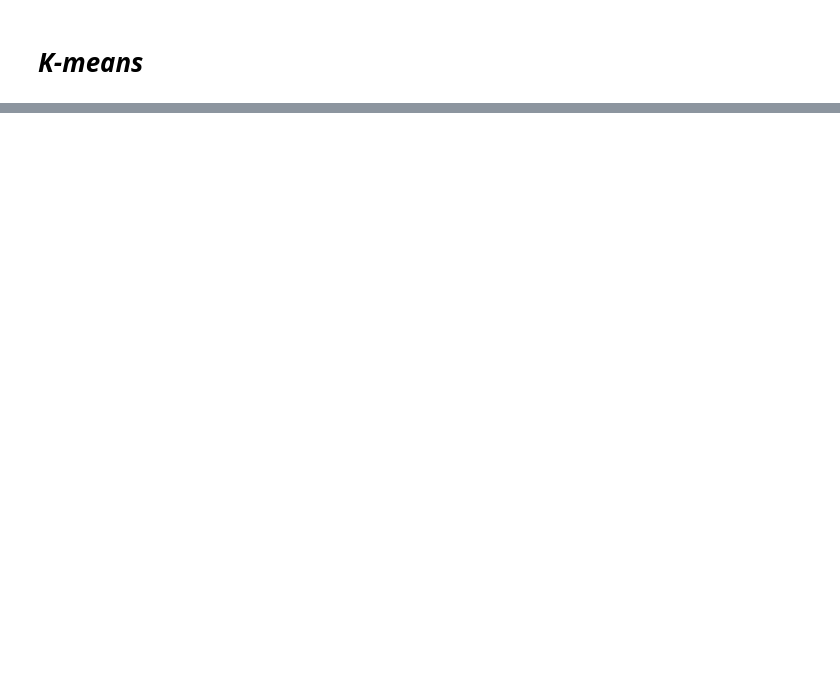
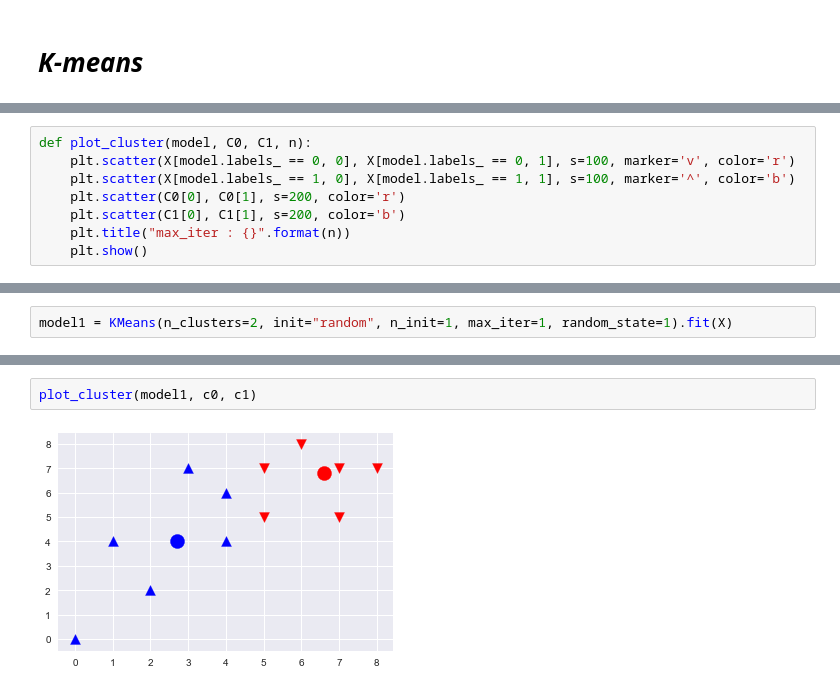
Before and after one commit to seokyeongheo/TIL, a Jupyter notebook: 05_clustering/01_K-means_Clustering.ipynb, the cells around one changed output, grey strips where cells are left out. Drawn from its saved outputs; the diff is of its cells as text; blank space fills up the shorter version.

```diff
--- a/05_clustering/01_K-means_Clustering.ipynb
+++ b/05_clustering/01_K-means_Clustering.ipynb
@@ -15,0 +21,8 @@ array([7, 5, 7, 4, 4, 1, 0, 2, 8, 6, 5, 3])
+# %%
+def plot_cluster(model, C0, C1, n):
+    plt.scatter(X[model.labels_ == 0, 0], X[model.labels_ == 0, 1], s=100, marker='v', color='r')
+    plt.scatter(X[model.labels_ == 1, 0], X[model.labels_ == 1, 1], s=100, marker='^', color='b')
+    plt.scatter(C0[0], C0[1], s=200, color='r')
+    plt.scatter(C1[0], C1[1], s=200, color='b')
+    plt.title("max_iter : {}".format(n))
+    plt.show()
@@ -15,0 +43,2 @@ array([7, 5, 7, 4, 4, 1, 0, 2, 8, 6, 5, 3])
+# %%
+model1 = KMeans(n_clusters=2, init="random", n_init=1, max_iter=1, random_state=1).fit(X)
@@ -15,0 +54,4 @@ array([7, 5, 7, 4, 4, 1, 0, 2, 8, 6, 5, 3])
+# %%
+plot_cluster(model1, c0, c1)
+# %% [output]
+[figure, added]
```
Also changed, not shown: parts of 17 cells of this notebook.
